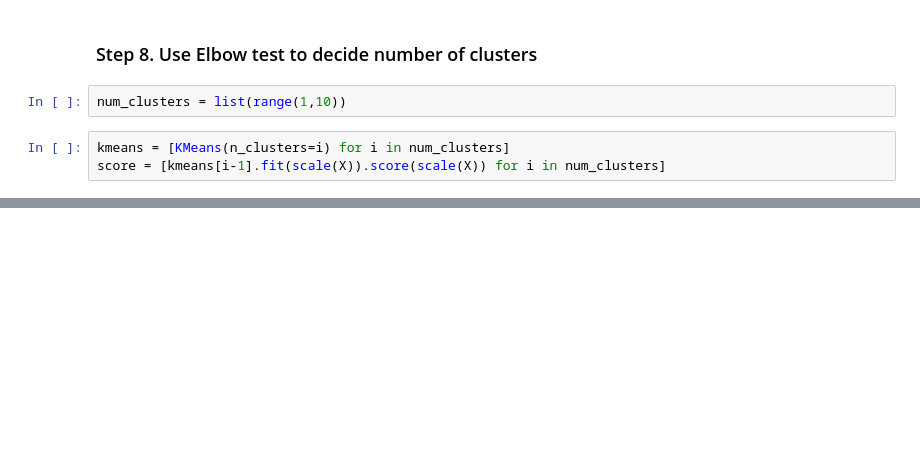
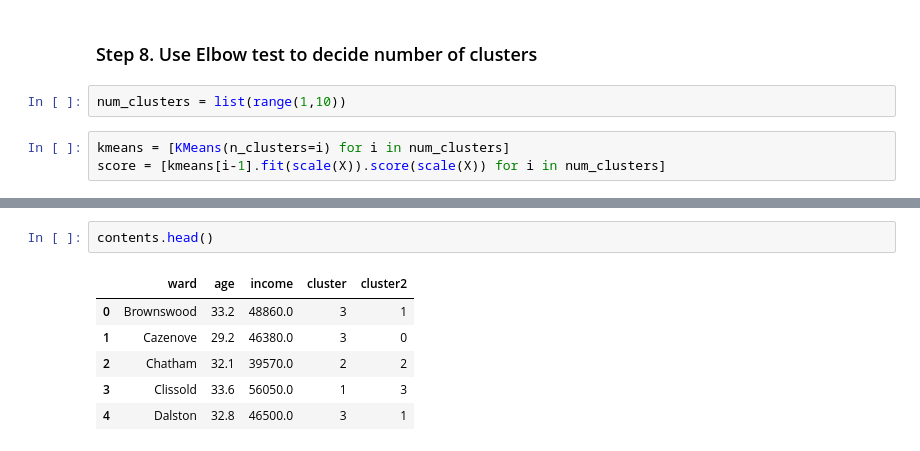
Before and after one commit to aglenbott/decoded, a Jupyter notebook: i_clustering/K Means Clustering in Python.ipynb, the cells around one changed output, grey strips where cells are left out. Cells and saved outputs as stored; diff of their text form; blank space fills up the shorter version.

```diff
--- a/i_clustering/K Means Clustering in Python.ipynb
+++ b/i_clustering/K Means Clustering in Python.ipynb
@@ -192,0 +193,9 @@ plt.show()
+# %%
+contents.head()
+# %% [output]
+|  | ward | age | income | cluster | cluster2 |
+| 0 | Brownswood | 33.2 | 48860.0 | 3 | 1 |
+| 1 | Cazenove | 29.2 | 46380.0 | 3 | 0 |
+| 2 | Chatham | 32.1 | 39570.0 | 2 | 2 |
+| 3 | Clissold | 33.6 | 56050.0 | 1 | 3 |
+| 4 | Dalston | 32.8 | 46500.0 | 3 | 1 |
```
Also changed, not shown: parts of 9 cells of this notebook, 1 other file.
